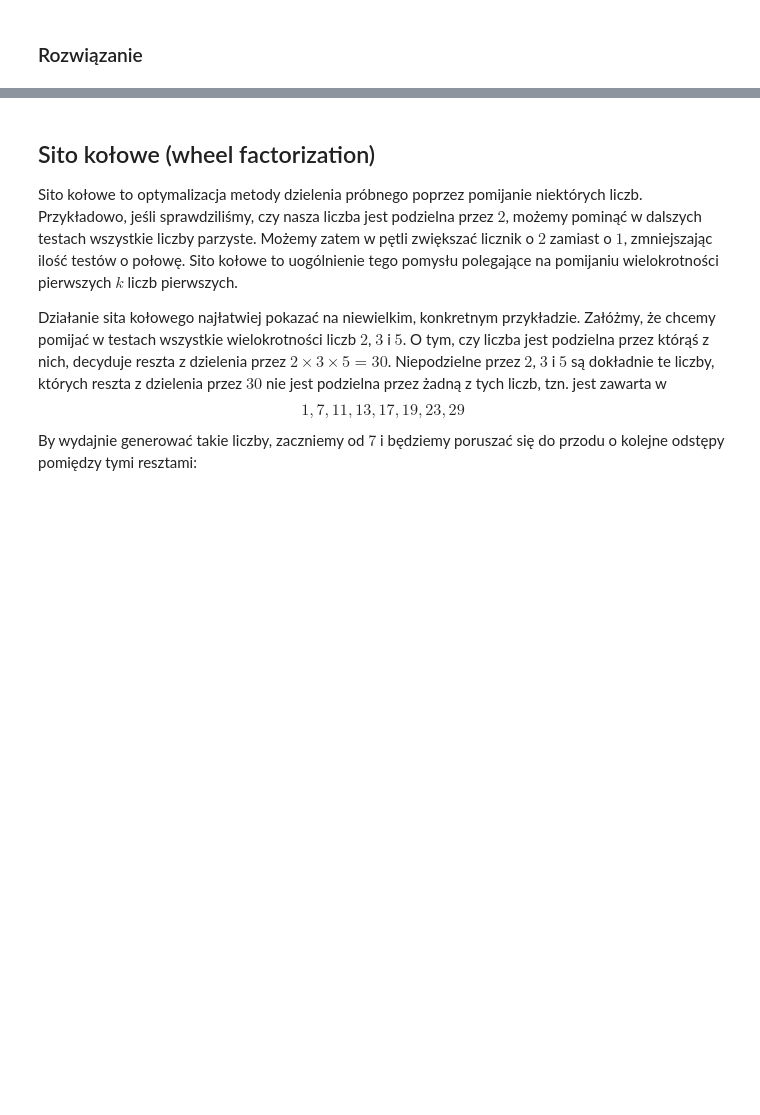
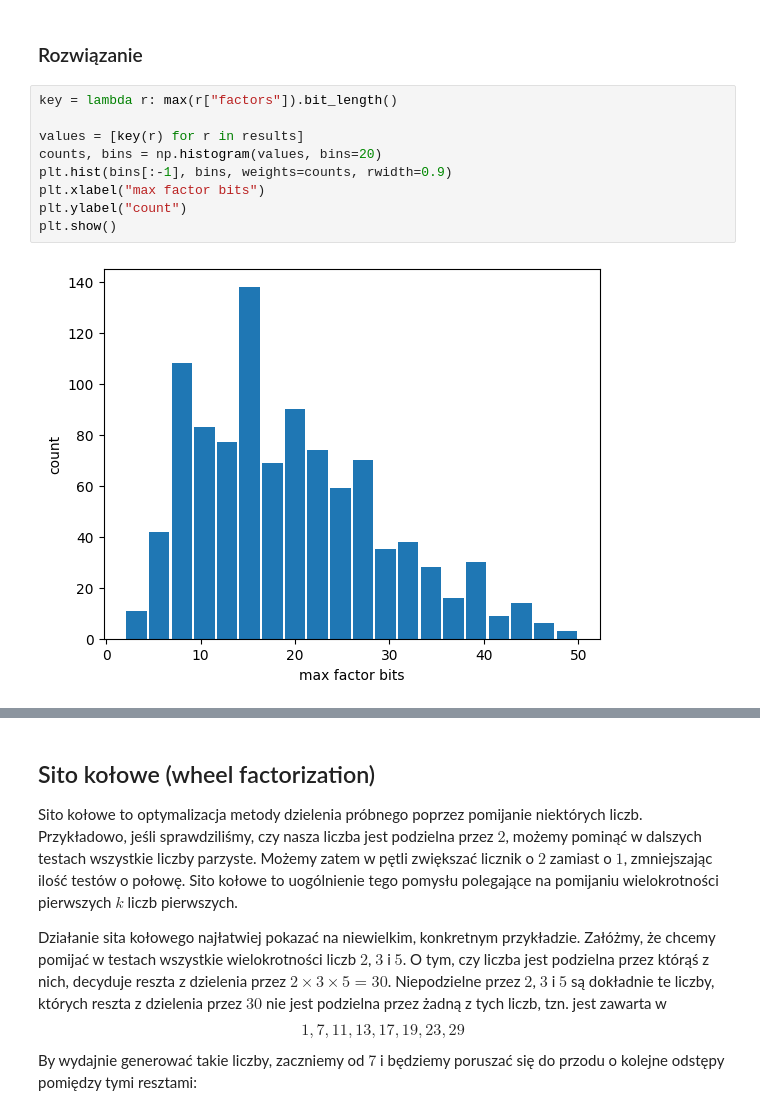
Before and after one commit to rmesek/bi-agh-2026, a Jupyter notebook: lab-factorization.ipynb, the cells around one changed output, grey strips where cells are left out. Cells and saved outputs as stored; diff of their text form; blank space fills up the shorter version.

```diff
--- a/lab-factorization.ipynb
+++ b/lab-factorization.ipynb
@@ -279,2 +286,13 @@ def factor_out_small_primes(n, upto=1000):
 # %% [markdown]
 ### Rozwiązanie
+# %%
+key = lambda r: max(r["factors"]).bit_length()
+
+values = [key(r) for r in results]
+counts, bins = np.histogram(values, bins=20)
+plt.hist(bins[:-1], bins, weights=counts, rwidth=0.9)
+plt.xlabel("max factor bits")
+plt.ylabel("count")
+plt.show()
+# %% [output]
+[figure, added]
```
Also changed, not shown: parts of 8 cells of this notebook.
